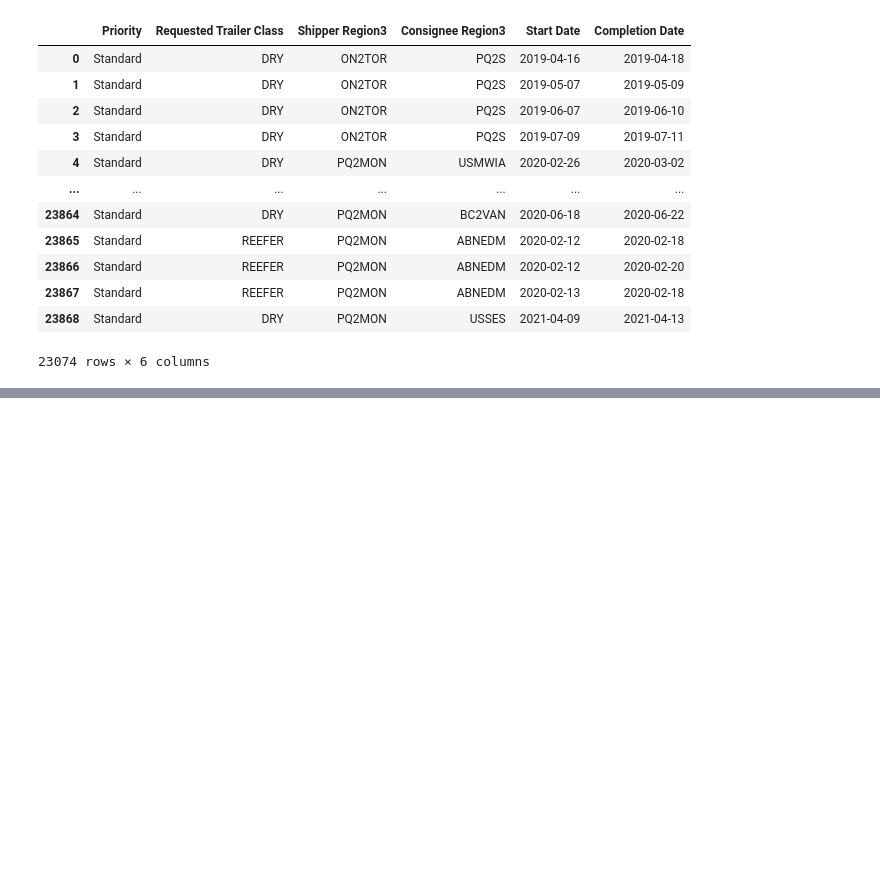
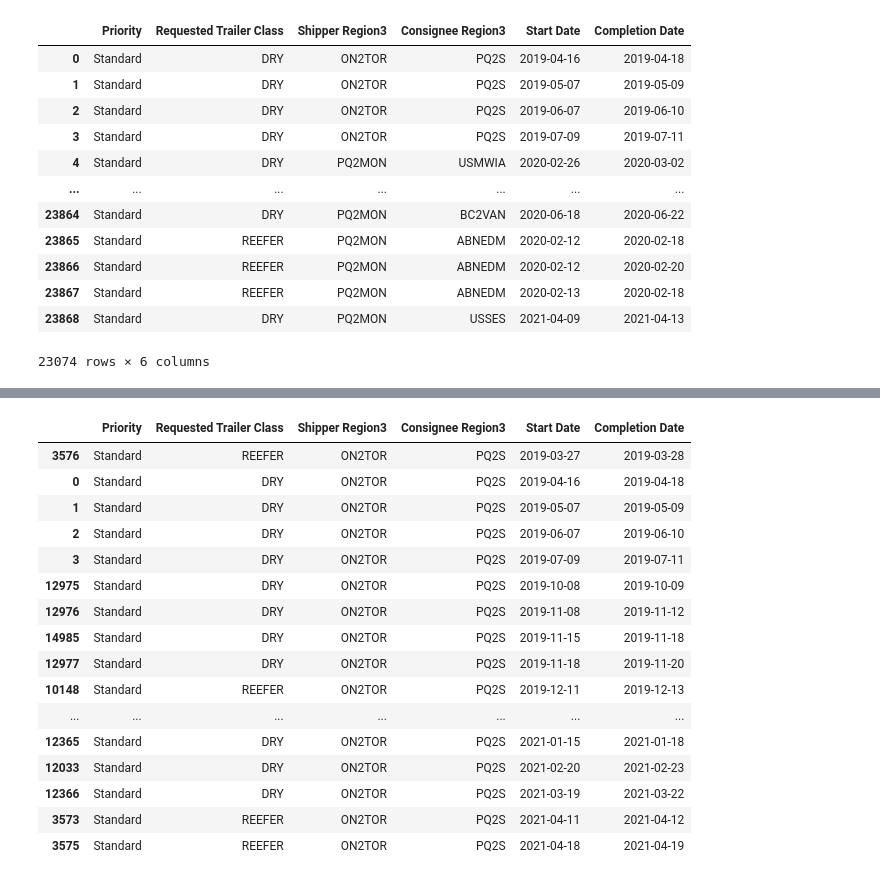
Before and after one commit to tranndt/ml-usra2021-NexusDataChallengeBison, a Jupyter notebook: [05-2021] Nexus Data Challenge/Jason's Notebook.ipynb, the cells around one changed output, grey strips where cells are left out. Cells and saved outputs as stored; diff of their text form; code cells hidden in the pictures; blank space fills up the shorter version.

```diff
--- a/[05-2021] Nexus Data Challenge/Jason's Notebook.ipynb
+++ b/[05-2021] Nexus Data Challenge/Jason's Notebook.ipynb
@@ -123,12 +123,12 @@ deltas
 # Preprocessing the Data
 # %%
 REGIONS = ['PQ2MON','PQ2N','PQ2OTT','PQ2QUE','PQ2S','PQ2C']
-df = DF.copy()
-for i in range(len(df)):
-    df.loc[i,"PQ"] = (df.loc[i,"Shipper Region3"] in REGIONS) or (df.loc[i,"Consignee Region3"] in REGIONS)
+DF_CLEAN = DF.copy()
+for i in range(len(DF_CLEAN)):
+    DF_CLEAN.loc[i,"PQ"] = (DF_CLEAN.loc[i,"Shipper Region3"] in REGIONS) or (DF_CLEAN.loc[i,"Consignee Region3"] in REGIONS)
 
-df = df[df["PQ"]==True].drop(columns=["PQ","Customer Group","Requested Mode","Order #","Avg. Weekly Frequency","Lane ID - City to City","Client Grouping1"])
-df
+DF_CLEAN = DF_CLEAN[DF_CLEAN["PQ"]==True].drop(columns=["PQ","Customer Group","Requested Mode","Order #","Avg. Weekly Frequency","Lane ID - City to City","Client Grouping1"])
+DF_CLEAN
 # %% [output]
 |  | Priority | Requested Trailer Class | Shipper Region3 | Consignee Region3 | Start Date | Completion Date |
 | 0 | Standard | DRY | ON2TOR | PQ2S | 2019-04-16 | 2019-04-18 |
@@ -143,10 +143,3 @@ df
 | 23867 | Standard | REEFER | PQ2MON | ABNEDM | 2020-02-13 | 2020-02-18 |
 | 23868 | Standard | DRY | PQ2MON | USSES | 2021-04-09 | 2021-04-13 |
 23074 rows × 6 columns
-# %%
-REGIONS = ['PQ2MON','PQ2N','PQ2OTT','PQ2QUE','PQ2S','PQ2C']
-df = DF.copy()
-for i in range(len(df)):
-    df.loc[i,"PQ"] = (df.loc[i,"Shipper Region3"] in REGIONS) or (df.loc[i,"Consignee Region3"] in REGIONS)
-
-df = df[df["PQ"]==False]
@@ -191,0 +167,20 @@ DF_PQ2S
+# %%
+df[df["Shipper Region3"]=="ON2TOR"][df["Consignee Region3"]=="PQ2S"].sort_values(by='Start Date')
+# %% [output]
+|  | Priority | Requested Trailer Class | Shipper Region3 | Consignee Region3 | Start Date | Completion Date |
+| 3576 | Standard | REEFER | ON2TOR | PQ2S | 2019-03-27 | 2019-03-28 |
+| 0 | Standard | DRY | ON2TOR | PQ2S | 2019-04-16 | 2019-04-18 |
+| 1 | Standard | DRY | ON2TOR | PQ2S | 2019-05-07 | 2019-05-09 |
+| 2 | Standard | DRY | ON2TOR | PQ2S | 2019-06-07 | 2019-06-10 |
+| 3 | Standard | DRY | ON2TOR | PQ2S | 2019-07-09 | 2019-07-11 |
+| 12975 | Standard | DRY | ON2TOR | PQ2S | 2019-10-08 | 2019-10-09 |
+| 12976 | Standard | DRY | ON2TOR | PQ2S | 2019-11-08 | 2019-11-12 |
+| 14985 | Standard | DRY | ON2TOR | PQ2S | 2019-11-15 | 2019-11-18 |
+| 12977 | Standard | DRY | ON2TOR | PQ2S | 2019-11-18 | 2019-11-20 |
+| 10148 | Standard | REEFER | ON2TOR | PQ2S | 2019-12-11 | 2019-12-13 |
+| ... | ... | ... | ... | ... | ... | ... |
+| 12365 | Standard | DRY | ON2TOR | PQ2S | 2021-01-15 | 2021-01-18 |
+| 12033 | Standard | DRY | ON2TOR | PQ2S | 2021-02-20 | 2021-02-23 |
+| 12366 | Standard | DRY | ON2TOR | PQ2S | 2021-03-19 | 2021-03-22 |
+| 3573 | Standard | REEFER | ON2TOR | PQ2S | 2021-04-11 | 2021-04-12 |
+| 3575 | Standard | REEFER | ON2TOR | PQ2S | 2021-04-18 | 2021-04-19 |
```
Also changed, not shown: parts of 14 cells of this notebook.
